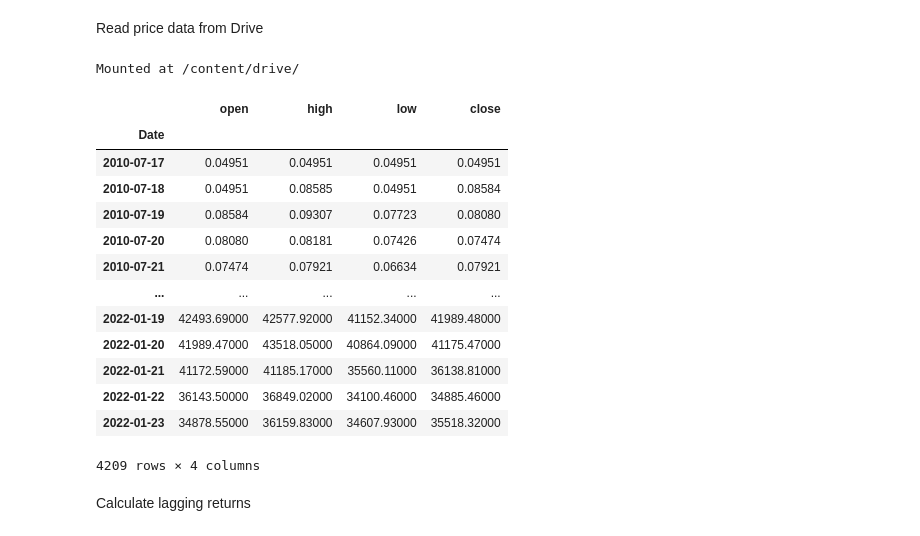
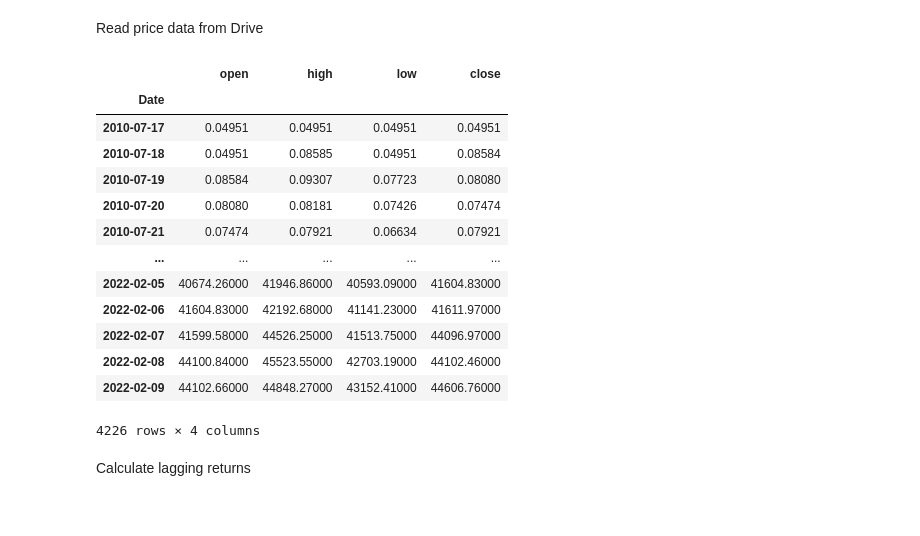
Before and after one commit to Kamil2601/University, a Jupyter notebook: Studia_magisterskie/Semestr_2/Machine_Learning/Project/main.ipynb, the cells around one changed output. Saved outputs shown, nothing was run; the diff lists cells and outputs as text; code cells hidden in the pictures.

```diff
--- a/Studia_magisterskie/Semestr_2/Machine_Learning/Project/main.ipynb
+++ b/Studia_magisterskie/Semestr_2/Machine_Learning/Project/main.ipynb
@@ -71,30 +70,28 @@ idx = pd.IndexSlice
 # %% [markdown]
 Read price data from Drive
 # %%
-from google.colab import drive
-drive.mount('/content/drive/')
+# from google.colab import drive
+# drive.mount('/content/drive/')
-# %% [output]
-Mounted at /content/drive/
 # %%
-prices = (pd.read_csv('drive/MyDrive/Colab Notebooks/ML4T/Machine-Learning-for-Algorithmic-Trading-Second-Edition-master/data/btc_v_d.csv', index_col=0,
+prices = (pd.read_csv('./btc_v_d.csv', index_col=0,
                      parse_dates=True).loc['1789':'2022'].rename(columns=str.lower))
 prices = prices.drop('volume', axis=1)
 prices
 # %% [output]
 |  | open | high | low | close |
 | Date |  |  |  |  |
 | 2010-07-17 | 0.04951 | 0.04951 | 0.04951 | 0.04951 |
 | 2010-07-18 | 0.04951 | 0.08585 | 0.04951 | 0.08584 |
 | 2010-07-19 | 0.08584 | 0.09307 | 0.07723 | 0.08080 |
 | 2010-07-20 | 0.08080 | 0.08181 | 0.07426 | 0.07474 |
 | 2010-07-21 | 0.07474 | 0.07921 | 0.06634 | 0.07921 |
 | ... | ... | ... | ... | ... |
-| 2022-01-19 | 42493.69000 | 42577.92000 | 41152.34000 | 41989.48000 |
-| 2022-01-20 | 41989.47000 | 43518.05000 | 40864.09000 | 41175.47000 |
-| 2022-01-21 | 41172.59000 | 41185.17000 | 35560.11000 | 36138.81000 |
-| 2022-01-22 | 36143.50000 | 36849.02000 | 34100.46000 | 34885.46000 |
-| 2022-01-23 | 34878.55000 | 36159.83000 | 34607.93000 | 35518.32000 |
+| 2022-02-05 | 40674.26000 | 41946.86000 | 40593.09000 | 41604.83000 |
+| 2022-02-06 | 41604.83000 | 42192.68000 | 41141.23000 | 41611.97000 |
+| 2022-02-07 | 41599.58000 | 44526.25000 | 41513.75000 | 44096.97000 |
+| 2022-02-08 | 44100.84000 | 45523.55000 | 42703.19000 | 44102.46000 |
+| 2022-02-09 | 44102.66000 | 44848.27000 | 43152.41000 | 44606.76000 |
-4209 rows × 4 columns
+4226 rows × 4 columns
 # %% [markdown]
 Calculate lagging returns
 # %%
```
Also changed, not shown: parts of 23 cells of this notebook, 5 other files.
